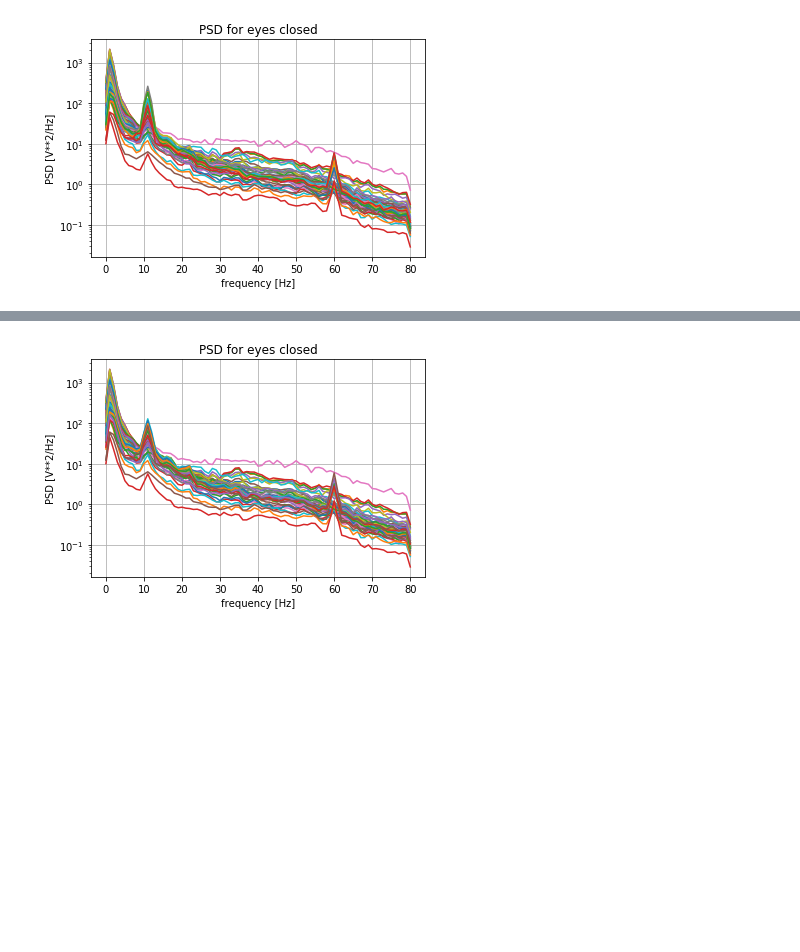
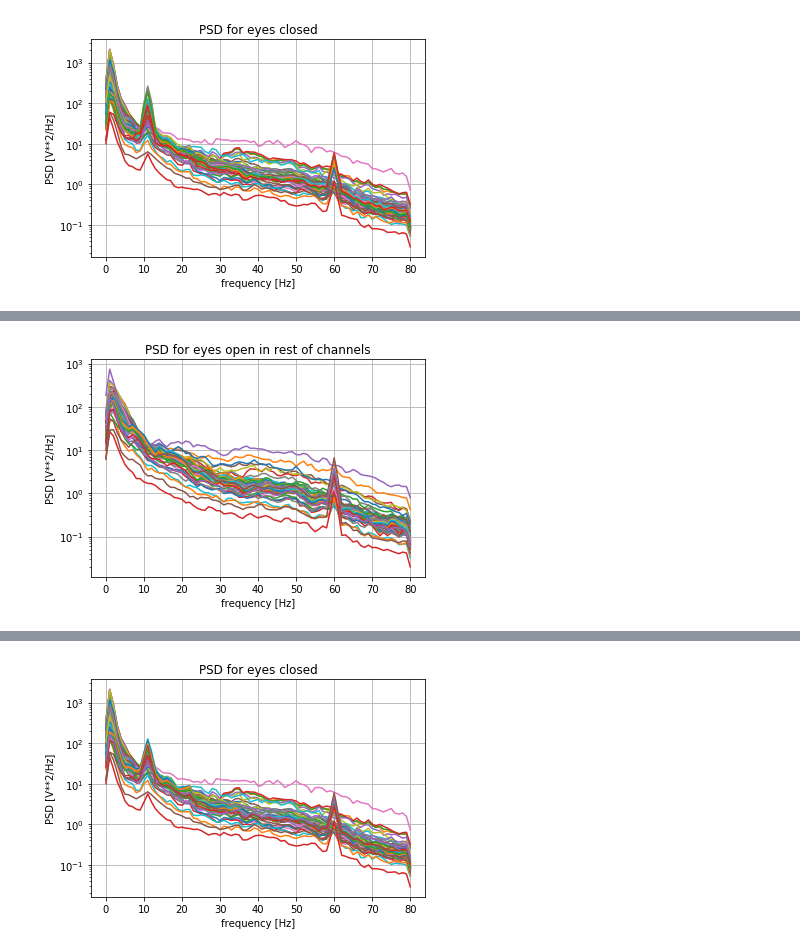
Before and after one commit to belgrades/neuroscience, a Jupyter notebook: 1. Spectral Analysis/PSD.ipynb, the cells around one changed output, grey strips where cells are left out. Drawn from its saved outputs; the diff is of its cells as text; code cells hidden in the pictures; blank space fills up the shorter version.

```diff
--- a/1. Spectral Analysis/PSD.ipynb
+++ b/1. Spectral Analysis/PSD.ipynb
@@ -94,0 +104,4 @@ rest_of_channels = list(set(range(64)).difference(set(occipital_lobe)))
+# %%
+plot_psd_welch(signals=signal_open, frequency=160, title="PSD for eyes open in rest of channels", indexes=rest_of_channels)
+# %% [output]
+[figure, added]
```
Also changed, not shown: parts of 9 cells of this notebook.
